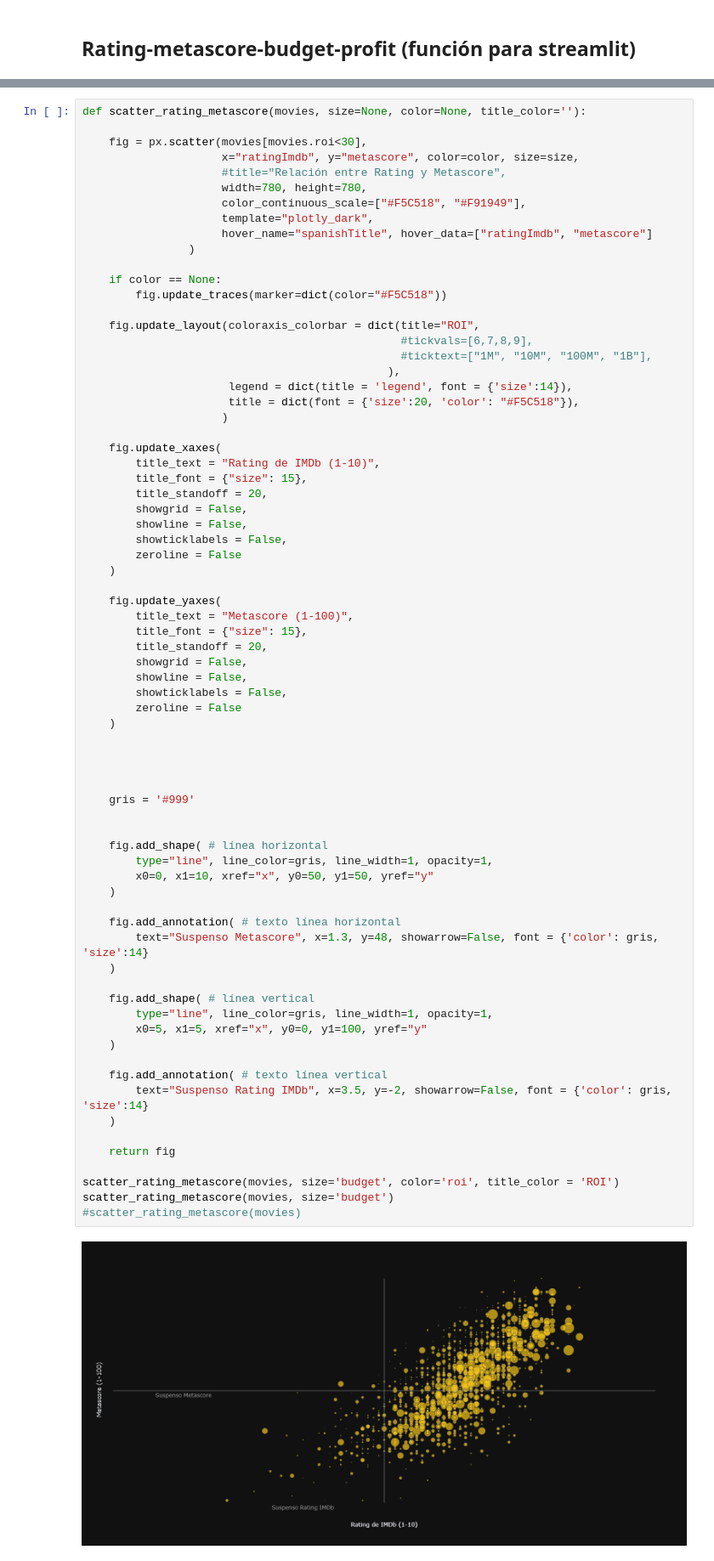
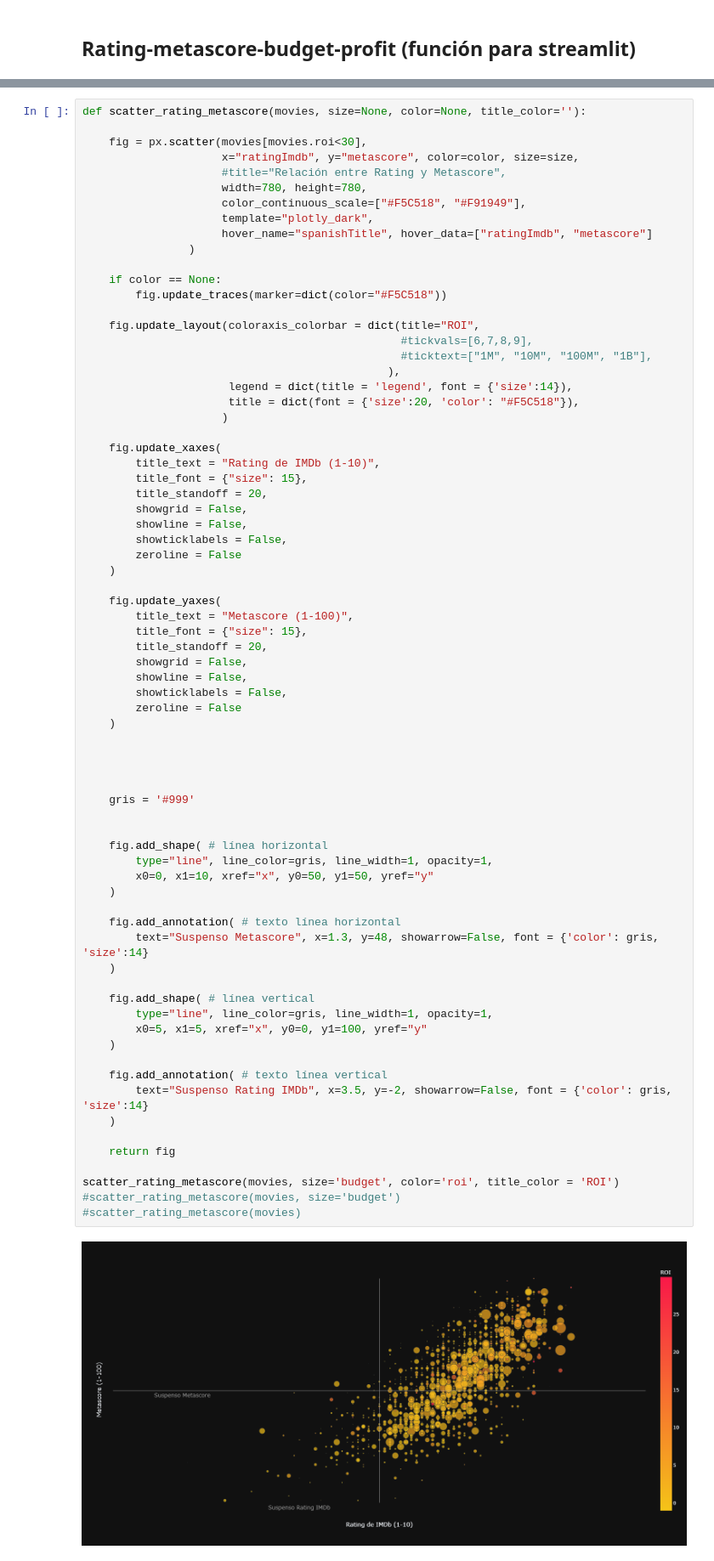
Before and after one commit to casiopa/EDA-IMDb, a Jupyter notebook: src/notebooks/4-EDA.ipynb, the cells around one changed output, grey strips where cells are left out. Shown at 85% size. Drawn from its saved outputs; the diff is of its cells as text.

```diff
--- a/src/notebooks/4-EDA.ipynb
+++ b/src/notebooks/4-EDA.ipynb
@@ -1713,32 +1713,32 @@ def scatter_rating_metascore(movies, size=None, color=None, title_color=''):
 
 
 
 
     gris = '#999'
 
 
     fig.add_shape( # línea horizontal
         type="line", line_color=gris, line_width=1, opacity=1,
         x0=0, x1=10, xref="x", y0=50, y1=50, yref="y"
     )
 
     fig.add_annotation( # texto línea horizontal
         text="Suspenso Metascore", x=1.3, y=48, showarrow=False, font = {'color': gris, 'size':14}
     )
 
     fig.add_shape( # línea vertical
         type="line", line_color=gris, line_width=1, opacity=1,
         x0=5, x1=5, xref="x", y0=0, y1=100, yref="y"
     )
 
     fig.add_annotation( # texto línea vertical
         text="Suspenso Rating IMDb", x=3.5, y=-2, showarrow=False, font = {'color': gris, 'size':14}
     )
 
     return fig
 
 scatter_rating_metascore(movies, size='budget', color='roi', title_color = 'ROI')
-scatter_rating_metascore(movies, size='budget')
+#scatter_rating_metascore(movies, size='budget')
 #scatter_rating_metascore(movies)
 # %% [output]
-[figure, old version]
+[figure, new version]
```
Also changed, not shown: 1 other file.
